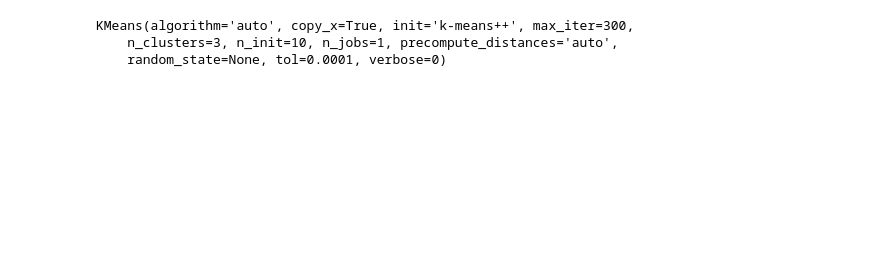
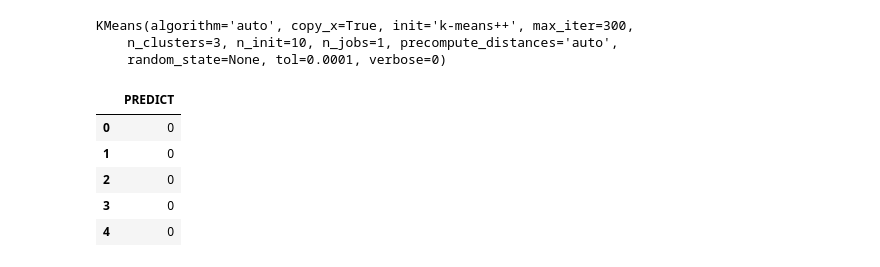
Before and after one commit to sechae0528/PythonSession, a Jupyter notebook: Session1/라이브러리.ipynb, the cells around one changed output. Drawn from its saved outputs; the diff is of its cells as text; code cells hidden in the pictures; blank space fills up the shorter version.

```diff
--- a/Session1/라이브러리.ipynb
+++ b/Session1/라이브러리.ipynb
@@ -223,7 +227,16 @@ KMeans(algorithm='auto', copy_x=True, init='k-means++', max_iter=300,
     random_state=None, tol=0.0001, verbose=0)
 # %%
 predict = pd.DataFrame(model.predict(feature))
+#predict 이름을 바꿈
 predict.columns = ['PREDICT']
+predict.head()
+# %% [output]
+|  | PREDICT |
+| 0 | 0 |
+| 1 | 0 |
+| 2 | 0 |
+| 3 | 0 |
+| 4 | 0 |
 # %%
 r = pd.concat([name, feature, predict], axis = 1)
 r.head(1)
```
Also changed, not shown: parts of 8 cells of this notebook.
